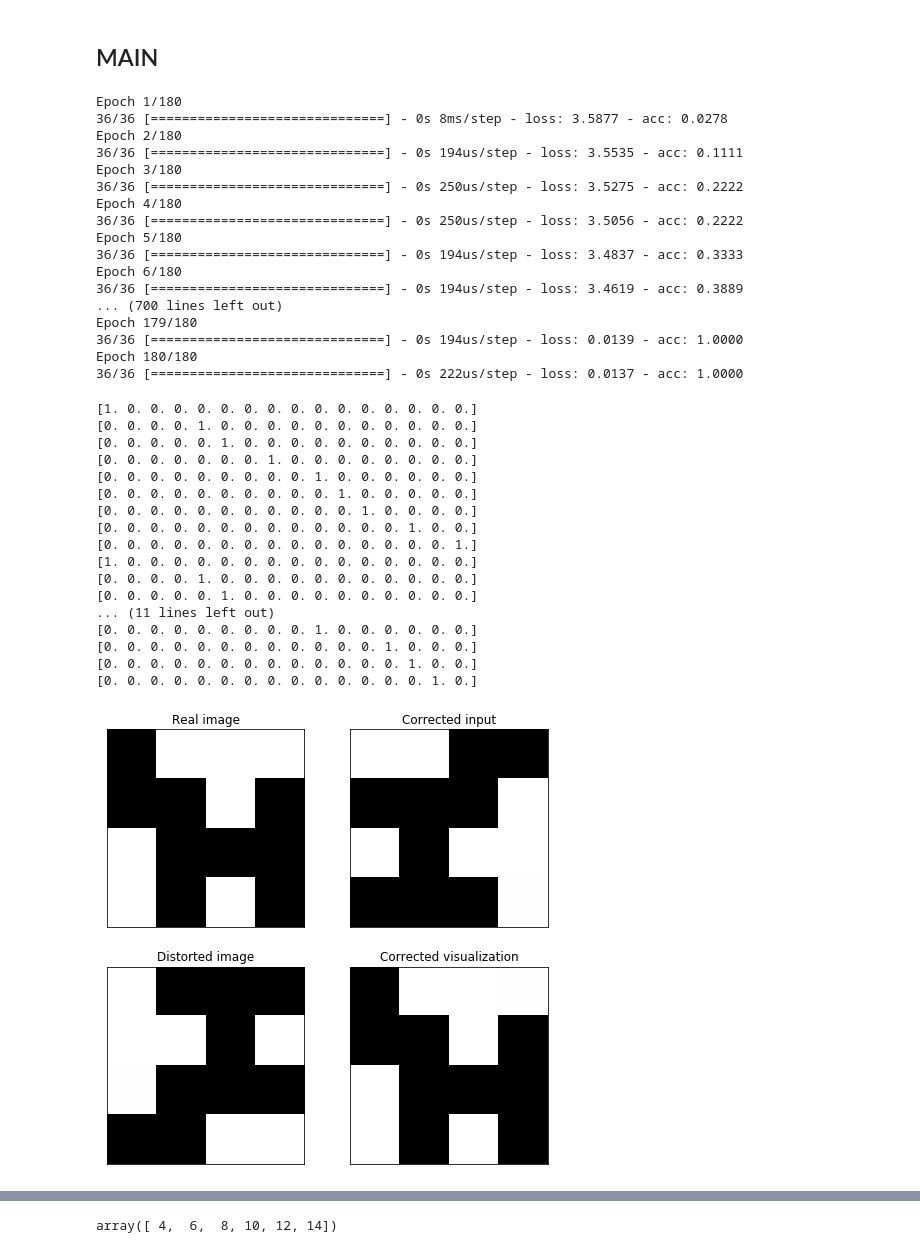
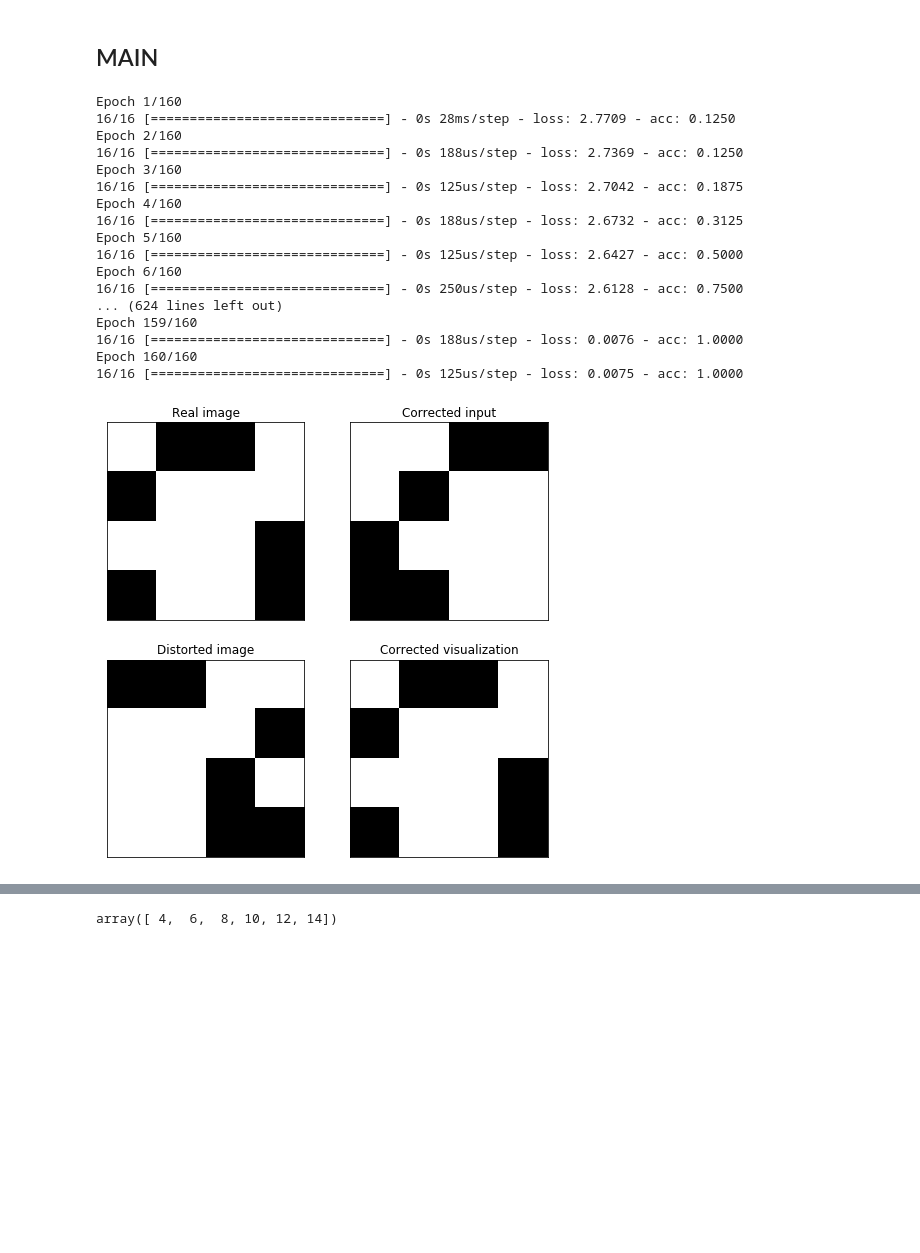
Before and after one commit to marieo31/final_project, a Jupyter notebook: generalization.ipynb, the cells around one changed output, grey strips where cells are left out. Cells and saved outputs as stored; diff of their text form; code cells hidden in the pictures; blank space fills up the shorter version.

Commit message:
use a created input

```diff
--- a/generalization.ipynb
+++ b/generalization.ipynb
@@ -262,7 +262,7 @@ def create_door_img(nbpix):
 # %%
 # Parameters
 nbpix = 4 # nb of pixel to consider (nbpix x nbpix)
-transform_type = "rotation" # type of transformation : "translation" or "rotation"
+transform_type = "translation" # type of transformation : "translation" or "rotation"
 training_type = "full" # type of training: "partial" of "full"
 # %%
 # create the transformation matrices
@@ -304,14 +304,14 @@ y_train_cor = to_categorical(y_train_cor, nbpix**2)
 
 # creating the models
 model_mangler = Sequential()
-model_mangler.add(Dense(4*nbpix**2, activation='relu', input_dim=nbpix**2))
-model_mangler.add(Dense(4*nbpix**2, activation='relu'))
+model_mangler.add(Dense(10*nbpix**2, activation='relu', input_dim=nbpix**2))
+model_mangler.add(Dense(10*nbpix**2, activation='relu'))
 model_mangler.add(Dense(nbpix**2, activation='softmax'))
 # Inversion strategy doesnt work very well...
 # we are going to try using another model, trained on the corrected input.
 model_corrector = Sequential()
-model_corrector.add(Dense(4*nbpix**2, activation='relu', input_dim=nbpix**2))
-model_corrector.add(Dense(4*nbpix**2, activation='relu'))
+model_corrector.add(Dense(10*nbpix**2, activation='relu', input_dim=nbpix**2))
+model_corrector.add(Dense(10*nbpix**2, activation='relu'))
 model_corrector.add(Dense(nbpix**2, activation='softmax'))
 
 # Compile the models
@@ -323,7 +323,7 @@ model_corrector.compile(loss="categorical_crossentropy",
 # train the model "mangler"
 model_mangler.fit( X_train,
     y_train,
-    epochs=5*nbpix**2,
+    epochs=10*nbpix**2,
     shuffle=True,
     verbose=1
 )
@@ -331,7 +331,7 @@ model_mangler.fit( X_train,
 # train the corrected input model
 model_corrector.fit( X_train,
     y_train_cor,
-    epochs=5*nbpix**2,
+    epochs=10*nbpix**2,
     shuffle=True,
     verbose=1
 )
@@ -343,23 +343,23 @@ model_corrector.fit( X_train,
 model_mangler.save(f"{transform_type}_{training_type}_mangler_{nbpix}x{nbpix}.h5")
 model_corrector.save(f"{transform_type}_{training_type}_corrector_{nbpix}x{nbpix}.h5")
 # %% [output]
-Epoch 1/180
-36/36 [==============================] - 0s 8ms/step - loss: 3.5877 - acc: 0.0278
-Epoch 2/180
-36/36 [==============================] - 0s 194us/step - loss: 3.5535 - acc: 0.1111
-Epoch 3/180
-36/36 [==============================] - 0s 250us/step - loss: 3.5275 - acc: 0.2222
-Epoch 4/180
-36/36 [==============================] - 0s 250us/step - loss: 3.5056 - acc: 0.2222
-Epoch 5/180
-36/36 [==============================] - 0s 194us/step - loss: 3.4837 - acc: 0.3333
-Epoch 6/180
-36/36 [==============================] - 0s 194us/step - loss: 3.4619 - acc: 0.3889
-... (700 lines left out)
-Epoch 179/180
-36/36 [==============================] - 0s 194us/step - loss: 0.0139 - acc: 1.0000
-Epoch 180/180
-36/36 [==============================] - 0s 222us/step - loss: 0.0137 - acc: 1.0000
+Epoch 1/160
+16/16 [==============================] - 0s 28ms/step - loss: 2.7709 - acc: 0.1250
+Epoch 2/160
+16/16 [==============================] - 0s 188us/step - loss: 2.7369 - acc: 0.1250
+Epoch 3/160
+16/16 [==============================] - 0s 125us/step - loss: 2.7042 - acc: 0.1875
+Epoch 4/160
+16/16 [==============================] - 0s 188us/step - loss: 2.6732 - acc: 0.3125
+Epoch 5/160
+16/16 [==============================] - 0s 125us/step - loss: 2.6427 - acc: 0.5000
+Epoch 6/160
+16/16 [==============================] - 0s 250us/step - loss: 2.6128 - acc: 0.7500
+... (624 lines left out)
+Epoch 159/160
+16/16 [==============================] - 0s 188us/step - loss: 0.0076 - acc: 1.0000
+Epoch 160/160
+16/16 [==============================] - 0s 125us/step - loss: 0.0075 - acc: 1.0000
 # %%
 # Apply the models to an existing image
 
@@ -369,37 +369,23 @@ model_corrector = load_model(f"{transform_type}_{training_type}_corrector_{nbpix
 # %%
 # Mreal = create_door_img(nbpix)
 cut = 0.5
 Mreal = np.random.choice([0, 1], size=(nbpix,nbpix), p=[ 1-cut, cut])
 # Mreal_split = split_matrix(Mreal)
 
 # Predict the mangled image based on the real one
 Mmang_ml = perform_prediction(Mreal,model_mangler ) # predict_mangler(Mreal)
 # Predict the corrected input based on the real image
 Mcor_ml = perform_prediction(Mreal, model_corrector)# predict_corrector(Mreal)
 # Prediction of the output from the corrected input
 Mout_ml = perform_prediction(np.round(Mcor_ml), model_mangler)
 # plot the results
 # vis_matrices(Mreal, Mmang_ml,Mcor_ml, Mout_ml)
-if transform_type is "translation":
+if transform_type == "translation":
     vis_matrices(Mreal, Mmang_ml,Mcor_ml, translate2left(Mcor_ml))
-elif transform_type is "rotation":
+elif transform_type == "rotation":
+    print(Mcor_ml)
     vis_matrices(Mreal, Mmang_ml,Mcor_ml, rot90ccw(Mcor_ml))
+
+# print(transform_type)
 # %% [output]
-[1. 0. 0. 0. 0. 0. 0. 0. 0. 0. 0. 0. 0. 0. 0. 0.]
-[0. 0. 0. 0. 1. 0. 0. 0. 0. 0. 0. 0. 0. 0. 0. 0.]
-[0. 0. 0. 0. 0. 1. 0. 0. 0. 0. 0. 0. 0. 0. 0. 0.]
-[0. 0. 0. 0. 0. 0. 0. 1. 0. 0. 0. 0. 0. 0. 0. 0.]
-[0. 0. 0. 0. 0. 0. 0. 0. 0. 1. 0. 0. 0. 0. 0. 0.]
-[0. 0. 0. 0. 0. 0. 0. 0. 0. 0. 1. 0. 0. 0. 0. 0.]
-[0. 0. 0. 0. 0. 0. 0. 0. 0. 0. 0. 1. 0. 0. 0. 0.]
-[0. 0. 0. 0. 0. 0. 0. 0. 0. 0. 0. 0. 0. 1. 0. 0.]
-[0. 0. 0. 0. 0. 0. 0. 0. 0. 0. 0. 0. 0. 0. 0. 1.]
-[1. 0. 0. 0. 0. 0. 0. 0. 0. 0. 0. 0. 0. 0. 0. 0.]
-[0. 0. 0. 0. 1. 0. 0. 0. 0. 0. 0. 0. 0. 0. 0. 0.]
-[0. 0. 0. 0. 0. 1. 0. 0. 0. 0. 0. 0. 0. 0. 0. 0.]
-... (11 lines left out)
-[0. 0. 0. 0. 0. 0. 0. 0. 0. 1. 0. 0. 0. 0. 0. 0.]
-[0. 0. 0. 0. 0. 0. 0. 0. 0. 0. 0. 0. 1. 0. 0. 0.]
-[0. 0. 0. 0. 0. 0. 0. 0. 0. 0. 0. 0. 0. 1. 0. 0.]
-[0. 0. 0. 0. 0. 0. 0. 0. 0. 0. 0. 0. 0. 0. 1. 0.]
-[figure, old version]
+[figure, new version]
```
Also changed, not shown: parts of 10 cells of this notebook, 3 other files.
